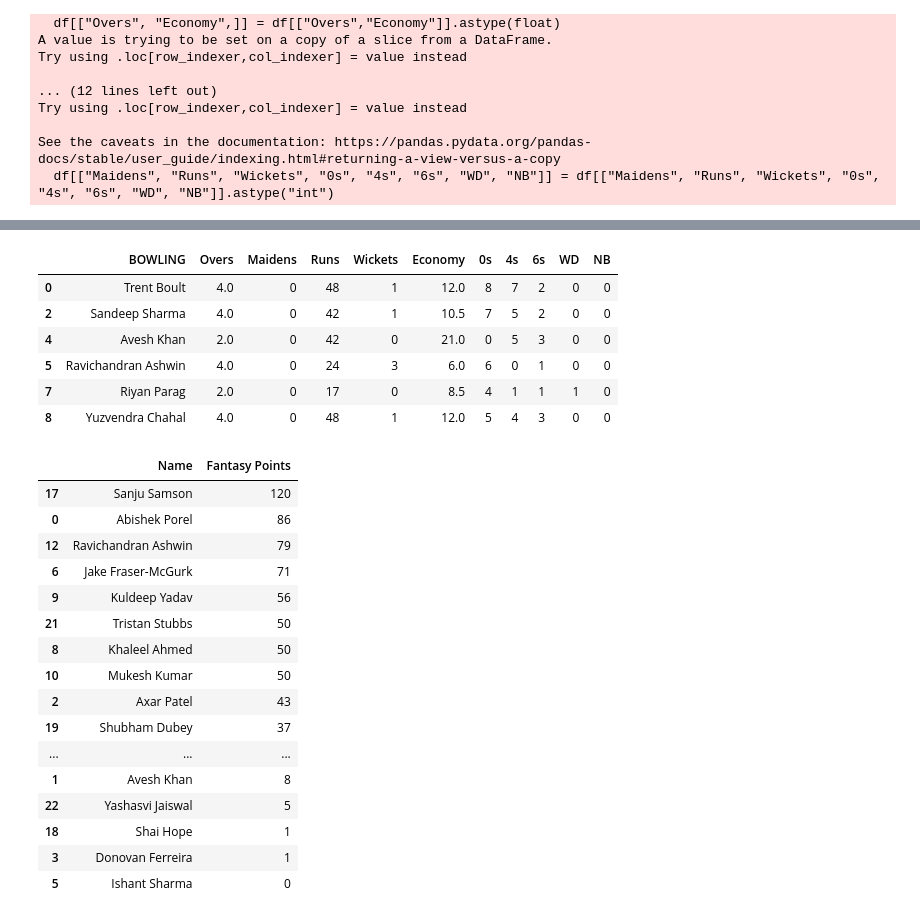
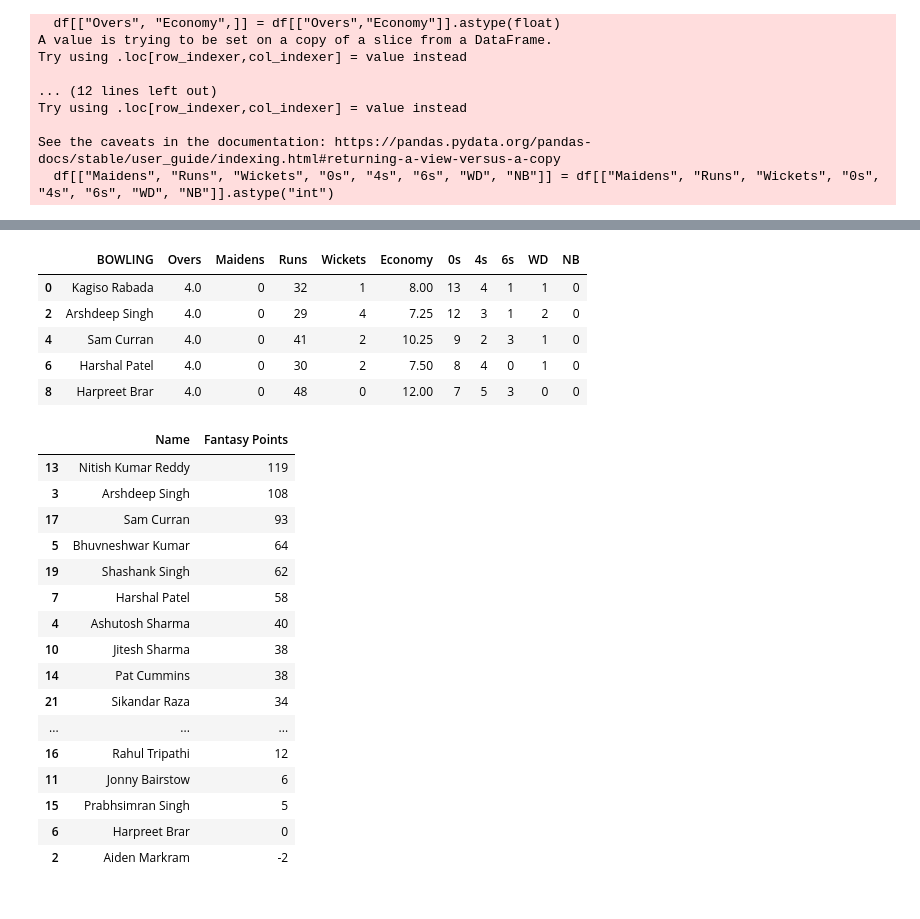
Before and after one commit to TheLameOne/dream11, a Jupyter notebook: fantasypoints.ipynb, the cells around one changed output, grey strips where cells are left out. Cells and saved outputs as stored; diff of their text form; code cells hidden in the pictures.

```diff
--- a/fantasypoints.ipynb
+++ b/fantasypoints.ipynb
@@ -265,7 +265,7 @@ Try using .loc[row_indexer,col_indexer] = value instead
 See the caveats in the documentation: https://pandas.pydata.org/pandas-docs/stable/user_guide/indexing.html#returning-a-view-versus-a-copy
   df[["Maidens", "Runs", "Wickets", "0s", "4s", "6s", "WD", "NB"]] = df[["Maidens", "Runs", "Wickets", "0s", "4s", "6s", "WD", "NB"]].astype("int")
 # %%
-match = Match(1426294)
+match = Match(1426261)
 # %% [output]
 A value is trying to be set on a copy of a slice from a DataFrame
 
@@ -366,12 +366,11 @@ team1bowling
 team2bowling
 # %% [output]
 |  | BOWLING | Overs | Maidens | Runs | Wickets | Economy | 0s | 4s | 6s | WD | NB |
-| 0 | Trent Boult | 4.0 | 0 | 48 | 1 | 12.0 | 8 | 7 | 2 | 0 | 0 |
-| 2 | Sandeep Sharma | 4.0 | 0 | 42 | 1 | 10.5 | 7 | 5 | 2 | 0 | 0 |
-| 4 | Avesh Khan | 2.0 | 0 | 42 | 0 | 21.0 | 0 | 5 | 3 | 0 | 0 |
-| 5 | Ravichandran Ashwin | 4.0 | 0 | 24 | 3 | 6.0 | 6 | 0 | 1 | 0 | 0 |
-| 7 | Riyan Parag | 2.0 | 0 | 17 | 0 | 8.5 | 4 | 1 | 1 | 1 | 0 |
-| 8 | Yuzvendra Chahal | 4.0 | 0 | 48 | 1 | 12.0 | 5 | 4 | 3 | 0 | 0 |
+| 0 | Kagiso Rabada | 4.0 | 0 | 32 | 1 | 8.00 | 13 | 4 | 1 | 1 | 0 |
+| 2 | Arshdeep Singh | 4.0 | 0 | 29 | 4 | 7.25 | 12 | 3 | 1 | 2 | 0 |
+| 4 | Sam Curran | 4.0 | 0 | 41 | 2 | 10.25 | 9 | 2 | 3 | 1 | 0 |
+| 6 | Harshal Patel | 4.0 | 0 | 30 | 2 | 7.50 | 8 | 4 | 0 | 1 | 0 |
+| 8 | Harpreet Brar | 4.0 | 0 | 48 | 0 | 12.00 | 7 | 5 | 3 | 0 | 0 |
 # %%
 def generate_batting_points(x, y):
     x = x.merge(y)
@@ -407,7 +406,7 @@ team1bowling = generate_bowling_points(team1bowling)
 team2bowling = generate_bowling_points(team2bowling)
 # generate_points(team1batting, team1dismiss, team2batting,team2dismiss, team1bowling, team2bowling)
 # %%
-def generate_points(team1batting, team2batting, team1bowling, team2bowling, team2dismiss, team1dismiss):
+def generate_points(team1batting, team2batting, team1bowling, team2bowling, team1dismiss, team2dismiss):
     a = generate_points1(team1batting, team2dismiss, team1bowling)
     b = generate_points2(team2batting, team1dismiss, team2bowling)
     return pd.concat([a, b]).groupby(["Name"], as_index=False)["Fantasy Points"].sum().sort_values(by = "Fantasy Points", ascending = False)
@@ -416,9 +415,9 @@ def generate_points1(team1batting,team2dismiss, team1bowling):
     team1points = pd.concat([team1batting, team1bowling]).groupby(["Name"], as_index=False)["Fantasy Points"].sum().sort_values(by = "Fantasy Points", ascending = False)
     return fielding1(team1points, team2dismiss)
 
-def generate_points2(team1batting,team2dismiss, team1bowling):
-    team1points = pd.concat([team1batting, team1bowling]).groupby(["Name"], as_index=False)["Fantasy Points"].sum().sort_values(by = "Fantasy Points", ascending = False)
-    return fielding2(team1points, team2dismiss)
+def generate_points2(team2batting,team1dismiss, team2bowling):
+    team2points = pd.concat([team2batting, team2bowling]).groupby(["Name"], as_index=False)["Fantasy Points"].sum().sort_values(by = "Fantasy Points", ascending = False)
+    return fielding2(team2points, team1dismiss)
 
 def fielding1(team1points,team2dismiss):
     catcher = team2dismiss.loc[team2dismiss['Dismissal Type'] == 'c']
@@ -427,6 +426,12 @@ def fielding1(team1points,team2dismiss):
     output = pd.DataFrame(columns= ["Name", "Fantasy Points"])
     for i in catcher:
         output.loc[len(output)] = [i, catcher[i] * 8]
+    st = team2dismiss.loc[team2dismiss['Dismissal Type'] == 'st']
+    st = st['Catcher/Runout']
+    st = dict(zip(*numpy.unique(st, return_counts=True)))
+    output3 = pd.DataFrame(columns= ["Name", "Fantasy Points"])
+    for i in st:
+        output3.loc[len(output3)] = [i, st[i] * 12]
     runout = team2dismiss.loc[team2dismiss['Dismissal Type'] == 'run out']
     runout = runout['Catcher/Runout']
     l = {}
@@ -436,54 +441,64 @@ def fielding1(team1points,team2dismiss):
             l[i.split('/')[1]] = 6
         else:
             l[i] = 12
     output2 = pd.DataFrame(columns= ["Name", "Fantasy Points"])
     for i in l:
         output2.loc[len(output2)] = [i, l[i]]
-    pd.concat([team1points, output]).groupby(["Name"], as_index=False)["Fantasy Points"].sum().sort_values(by = "Fantasy Points", ascending = False)
-    return pd.concat([team1points, output2]).groupby(["Name"], as_index=False)["Fantasy Points"].sum().sort_values(by = "Fantasy Points", ascending = False)
+    a = pd.concat([team1points, output]).groupby(["Name"], as_index=False)["Fantasy Points"].sum().sort_values(by = "Fantasy Points", ascending = False)
+    b = pd.concat([a, output3]).groupby(["Name"], as_index=False)["Fantasy Points"].sum().sort_values(by = "Fantasy Points", ascending = False)
+    c = pd.concat([b, output2]).groupby(["Name"], as_index=False)["Fantasy Points"].sum().sort_values(by = "Fantasy Points", ascending = False)
+    return c
 
 def fielding2(team2points,team1dismiss):
     catcher = team1dismiss.loc[team1dismiss['Dismissal Type'] == 'c']
     catcher = catcher['Catcher/Runout']
     catcher = dict(zip(*numpy.unique(catcher, return_counts=True)))
     output = pd.DataFrame(columns= ["Name", "Fantasy Points"])
     for i in catcher:
         output.loc[len(output)] = [i, catcher[i] * 8]
+    st = team1dismiss.loc[team1dismiss['Dismissal Type'] == 'st']
+    st = st['Catcher/Runout']
+    st = dict(zip(*numpy.unique(st, return_counts=True)))
+    output3 = pd.DataFrame(columns= ["Name", "Fantasy Points"])
+    for i in st:
+        output3.loc[len(output3)] = [i, st[i] * 12]
     runout = team1dismiss.loc[team1dismiss['Dismissal Type'] == 'run out']
     runout = runout['Catcher/Runout']
     l = {}
     for i in runout:
         if len(i.split('/')) > 1:
             l[i.split('/')[0]] = 6
             l[i.split('/')[1]] = 6
         else:
             l[i] = 12
     output2 = pd.DataFrame(columns= ["Name", "Fantasy Points"])
     for i in l:
         output2.loc[len(output2)] = [i, l[i]]
-    pd.concat([team2points, output]).groupby(["Name"], as_index=False)["Fantasy Points"].sum().sort_values(by = "Fantasy Points", ascending = False)
-    return pd.concat([team2points, output2]).groupby(["Name"], as_index=False)["Fantasy Points"].sum().sort_values(by = "Fantasy Points", ascending = False)
+    a = pd.concat([team2points, output]).groupby(["Name"], as_index=False)["Fantasy Points"].sum().sort_values(by = "Fantasy Points", ascending = False)
+    b = pd.concat([a, output2]).groupby(["Name"], as_index=False)["Fantasy Points"].sum().sort_values(by = "Fantasy Points", ascending = False)
+    c = pd.concat([b, output3]).groupby(["Name"], as_index=False)["Fantasy Points"].sum().sort_values(by = "Fantasy Points", ascending = False)
+    return c
 
 
-generate_points(team1batting, team2batting, team1bowling, team2bowling, team2dismiss, team1dismiss)
+generate_points(team1batting, team2batting, team1bowling, team2bowling, team1dismiss, team2dismiss)
 # %% [output]
 |  | Name | Fantasy Points |
-| 17 | Sanju Samson | 120 |
-| 0 | Abishek Porel | 86 |
-| 12 | Ravichandran Ashwin | 79 |
-| 6 | Jake Fraser-McGurk | 71 |
-| 9 | Kuldeep Yadav | 56 |
-| 21 | Tristan Stubbs | 50 |
-| 8 | Khaleel Ahmed | 50 |
-| 10 | Mukesh Kumar | 50 |
-| 2 | Axar Patel | 43 |
-| 19 | Shubham Dubey | 37 |
+| 13 | Nitish Kumar Reddy | 119 |
+| 3 | Arshdeep Singh | 108 |
+| 17 | Sam Curran | 93 |
+| 5 | Bhuvneshwar Kumar | 64 |
+| 19 | Shashank Singh | 62 |
+| 7 | Harshal Patel | 58 |
+| 4 | Ashutosh Sharma | 40 |
+| 10 | Jitesh Sharma | 38 |
+| 14 | Pat Cummins | 38 |
+| 21 | Sikandar Raza | 34 |
 | ... | ... | ... |
-| 1 | Avesh Khan | 8 |
-| 22 | Yashasvi Jaiswal | 5 |
-| 18 | Shai Hope | 1 |
-| 3 | Donovan Ferreira | 1 |
-| 5 | Ishant Sharma | 0 |
+| 16 | Rahul Tripathi | 12 |
+| 11 | Jonny Bairstow | 6 |
+| 15 | Prabhsimran Singh | 5 |
+| 6 | Harpreet Brar | 0 |
+| 2 | Aiden Markram | -2 |
 # %%
 team1points = pd.concat([team1batting, team1bowling]).groupby(["Name"], as_index=False)["Fantasy Points"].sum().sort_values(by = "Fantasy Points", ascending = False)
 team2points = pd.concat([team2batting, team2bowling]).groupby(["Name"], as_index=False)["Fantasy Points"].sum().sort_values(by = "Fantasy Points", ascending = False)
```
Also changed, not shown: parts of 14 cells of this notebook, 1 other file.
